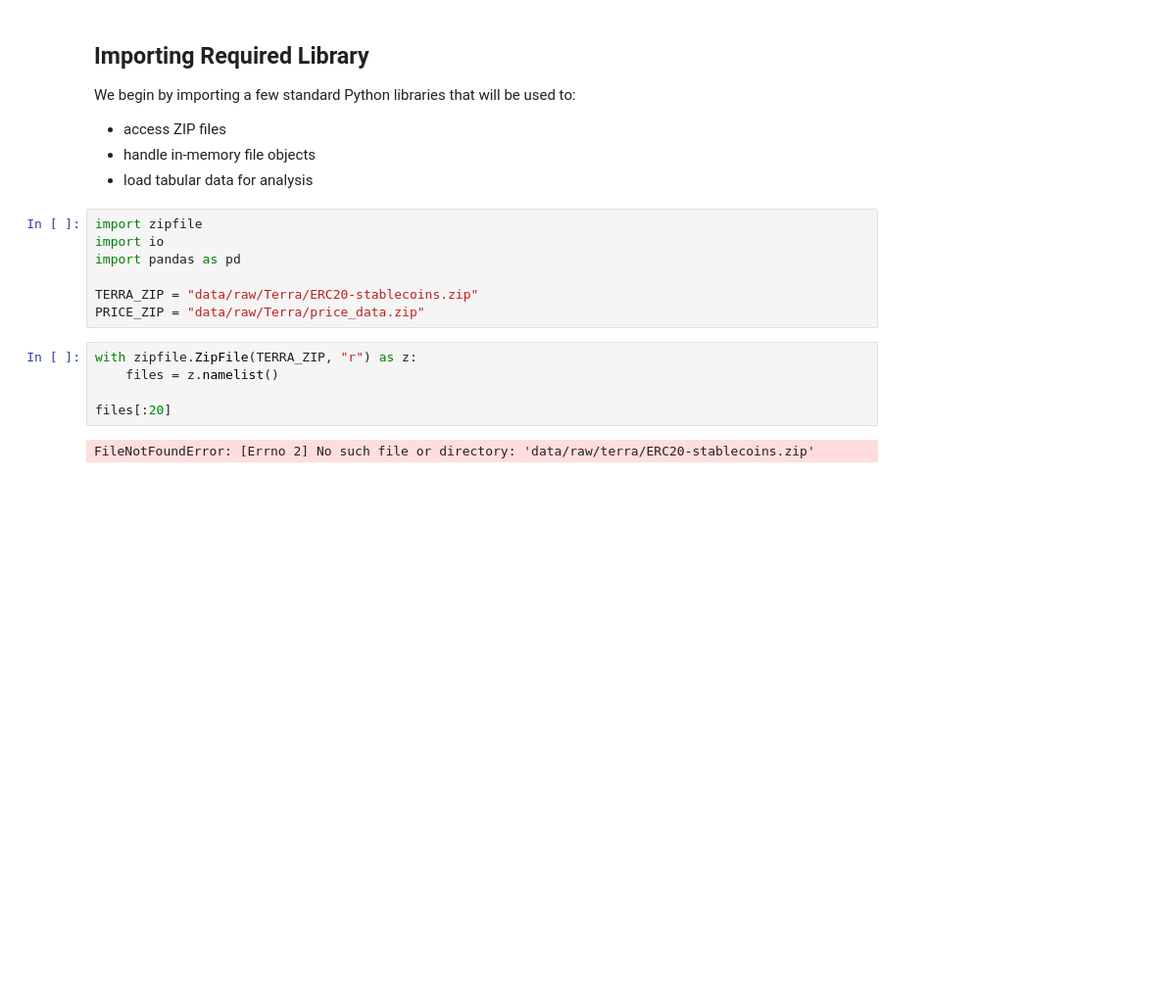
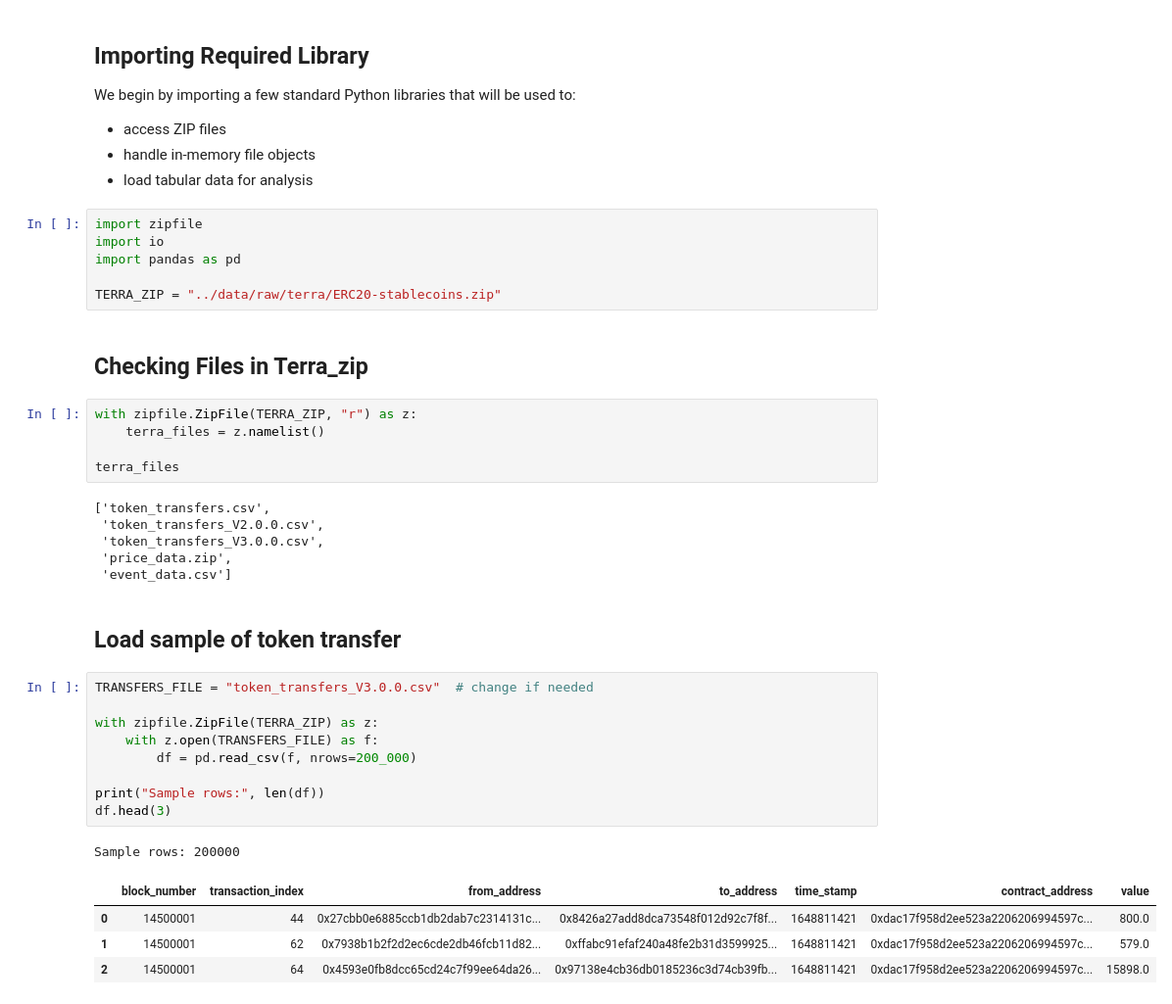
Before and after one commit to dextertan89/Dab-a-thon, a Jupyter notebook: notebooks/01_explore_terra.ipynb, the cells around one changed output. Shown at 98% size. Cells and saved outputs as stored; diff of their text form; blank space fills up the shorter version.

```diff
--- a/notebooks/01_explore_terra.ipynb
+++ b/notebooks/01_explore_terra.ipynb
@@ -9,12 +9,34 @@ import zipfile
 import io
 import pandas as pd
 
-TERRA_ZIP = "data/raw/Terra/ERC20-stablecoins.zip"
-PRICE_ZIP = "data/raw/Terra/price_data.zip"
+TERRA_ZIP = "../data/raw/terra/ERC20-stablecoins.zip"
+# %% [markdown]
+## Checking Files in Terra_zip
 # %%
 with zipfile.ZipFile(TERRA_ZIP, "r") as z:
-    files = z.namelist()
+    terra_files = z.namelist()
 
-files[:20]
+terra_files
 # %% [output]
-FileNotFoundError: [Errno 2] No such file or directory: 'data/raw/terra/ERC20-stablecoins.zip'
+['token_transfers.csv',
+ 'token_transfers_V2.0.0.csv',
+ 'token_transfers_V3.0.0.csv',
+ 'price_data.zip',
+ 'event_data.csv']
+# %% [markdown]
+## Load sample of token transfer
+# %%
+TRANSFERS_FILE = "token_transfers_V3.0.0.csv"  # change if needed
+
+with zipfile.ZipFile(TERRA_ZIP) as z:
+    with z.open(TRANSFERS_FILE) as f:
+        df = pd.read_csv(f, nrows=200_000)
+
+print("Sample rows:", len(df))
+df.head(3)
+# %% [output]
+Sample rows: 200000
+|  | block_number | transaction_index | from_address | to_address | time_stamp | contract_address | value |
+| 0 | 14500001 | 44 | 0x27cbb0e6885ccb1db2dab7c2314131c... | 0x8426a27add8dca73548f012d92c7f8f... | 1648811421 | 0xdac17f958d2ee523a2206206994597c... | 800.0 |
+| 1 | 14500001 | 62 | 0x7938b1b2f2d2ec6cde2db46fcb11d82... | 0xffabc91efaf240a48fe2b31d3599925... | 1648811421 | 0xdac17f958d2ee523a2206206994597c... | 579.0 |
+| 2 | 14500001 | 64 | 0x4593e0fb8dcc65cd24c7f99ee64da26... | 0x97138e4cb36db0185236c3d74cb39fb... | 1648811421 | 0xdac17f958d2ee523a2206206994597c... | 15898.0 |
```
Also changed, not shown: parts of 12 cells of this notebook, 5 other files.
